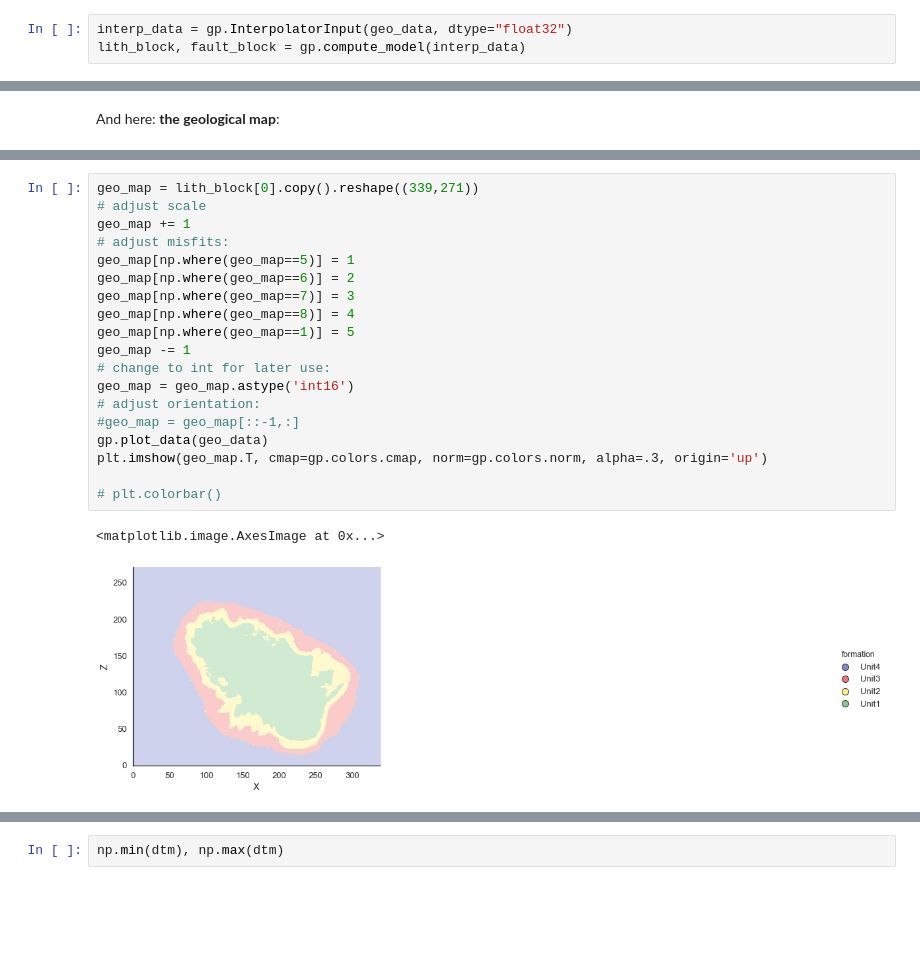
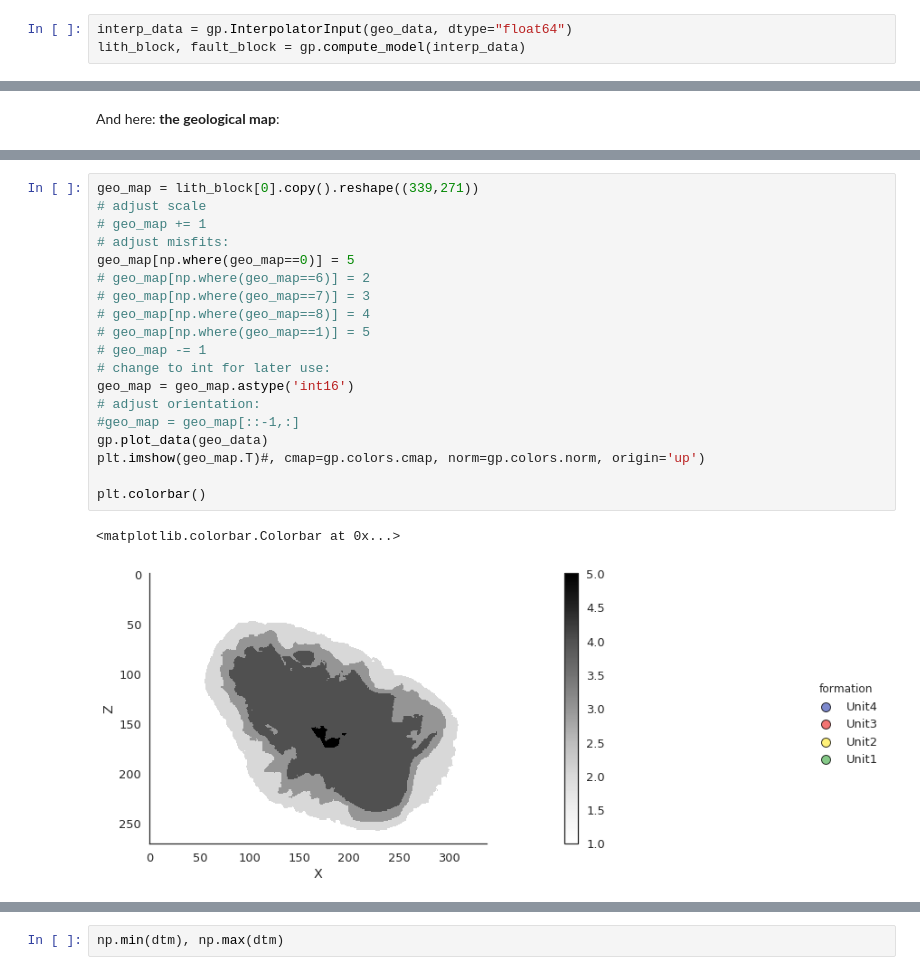
Before and after one commit to cgre-aachen/remote-geomod, a Jupyter notebook: notebooks/03_geological_modeling.ipynb, the cells around one changed output, grey strips where cells are left out. Saved outputs shown, nothing was run; the diff lists cells and outputs as text; blank space fills up the shorter version.

```diff
--- a/notebooks/03_geological_modeling.ipynb
+++ b/notebooks/03_geological_modeling.ipynb
@@ -173,6 +196,6 @@ geo_data.grid.grid = points
 # %% [markdown]
 Perform the "usual" interpolation step:
 # %%
-interp_data = gp.InterpolatorInput(geo_data, dtype="float32")
+interp_data = gp.InterpolatorInput(geo_data, dtype="float64")
 lith_block, fault_block = gp.compute_model(interp_data)
 # %% [output]
@@ -238,25 +263,25 @@ fig.suptitle("GoogleEarth picks");
 # %%
 geo_map = lith_block[0].copy().reshape((339,271))
 # adjust scale
-geo_map += 1
+# geo_map += 1
 # adjust misfits:
-geo_map[np.where(geo_map==5)] = 1
-geo_map[np.where(geo_map==6)] = 2
-geo_map[np.where(geo_map==7)] = 3
-geo_map[np.where(geo_map==8)] = 4
-geo_map[np.where(geo_map==1)] = 5
-geo_map -= 1
+geo_map[np.where(geo_map==0)] = 5
+# geo_map[np.where(geo_map==6)] = 2
+# geo_map[np.where(geo_map==7)] = 3
+# geo_map[np.where(geo_map==8)] = 4
+# geo_map[np.where(geo_map==1)] = 5
+# geo_map -= 1
 # change to int for later use:
 geo_map = geo_map.astype('int16')
 # adjust orientation:
 #geo_map = geo_map[::-1,:]
 gp.plot_data(geo_data)
-plt.imshow(geo_map.T, cmap=gp.colors.cmap, norm=gp.colors.norm, alpha=.3, origin='up')
+plt.imshow(geo_map.T)#, cmap=gp.colors.cmap, norm=gp.colors.norm, origin='up')
 
-# plt.colorbar()
+plt.colorbar()
 # %% [output]
-<matplotlib.image.AxesImage at 0x...>
+<matplotlib.colorbar.Colorbar at 0x...>
-[figure, old version]
+[figure, new version]
 # %%
 import matplotlib.pyplot as plt
 plt.imshow(dtm)
```
Also changed, not shown: parts of 30 cells of this notebook, 2 other files.
